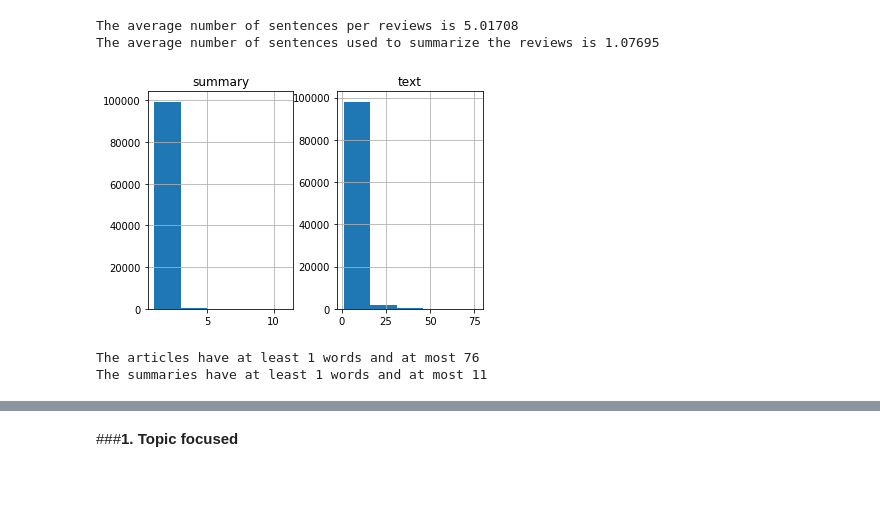
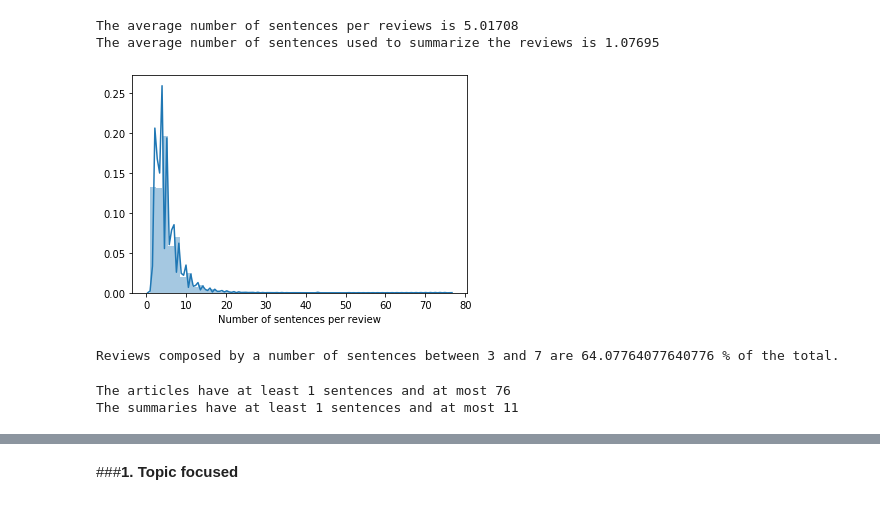
Before and after one commit to RCrvro/Text-Summarization-Project, a Jupyter notebook: Text Mining Project - Riccardo Cervero_794126.ipynb, the cells around one changed output, grey strips where cells are left out. Cells and saved outputs as stored; diff of their text form; code cells hidden in the pictures.

```diff
--- a/Text Mining Project - Riccardo Cervero_794126.ipynb
+++ b/Text Mining Project - Riccardo Cervero_794126.ipynb
@@ -53,21 +59,36 @@ print("The average number of sentences used to summarize the reviews is",summary
 # %% [output]
 The average number of sentences per reviews is 5.01708
 The average number of sentences used to summarize the reviews is 1.07695
+# %%
+#Analysis of number of sentences
+text_lens_ = [len(sent_tokenize(str(db['Text'][i]))) for i in range(len(db)-1)]
+summary_lens_ = [(len(sent_tokenize(str(db['Summary'][i])))) for i in range(len(db)-1)]
+graph_df_ = pd.DataFrame()
+graph_df_['text'] = text_lens_
+graph_df_['summary'] = summary_lens_
+# %%
+#Plot distribution of number of sentences per review
+figdist = sns.distplot(graph_df_.text,axlabel="Number of sentences per review")
+fig = figdist.get_figure()
+#fig.savefig("/content/text_dist_.png")
+# %% [output]
+[figure, added]
+# %%
+#Check the concentration of number of sentences per review
+print("Reviews composed by a number of sentences between 3 and 7 are",len(graph_df_[(graph_df_["text"]<8) & (graph_df_["text"]>2)])/len(graph_df_)*100,"% of the total.")
+# %% [output]
+Reviews composed by a number of sentences between 3 and 7 are 64.07764077640776 % of the total.
+# %%
+#Check the upper bounds
+print("The articles have at least",graph_df['text'].min(),"sentences and at most",graph_df['text'].max())
+print("The summaries have at least",graph_df['summary'].min(),"sentences and at most",graph_df['summary'].max())
+# %% [output]
+The articles have at least 1 sentences and at most 76
+The summaries have at least 1 sentences and at most 11
 # %%
-#Plot distributions of number of sentences
-text_lens = [len(sent_tokenize(str(db['Text'][i]))) for i in range(len(db)-1)]
-summary_lens = [(len(sent_tokenize(str(db['Summary'][i])))) for i in range(len(db)-1)]
+#Analysis of number of words per text
+text_lens = [len(word_tokenize(str(db['Text'][i]))) for i in range(len(db)-1)]
+summary_lens = [(len(word_tokenize(str(db['Summary'][i])))) for i in range(len(db)-1)]
 graph_df = pd.DataFrame()
 graph_df['text'] = text_lens
 graph_df['summary'] = summary_lens
-graph_df.hist(bins = 5)
-plt.show()
-# %% [output]
-[figure, removed]
-# %%
-#Check the upper bounds
-print("The articles have at least",graph_df['text'].min(),"words and at most",graph_df['text'].max())
-print("The summaries have at least",graph_df['summary'].min(),"words and at most",graph_df['summary'].max())
-# %% [output]
-The articles have at least 1 words and at most 76
-The summaries have at least 1 words and at most 11
```
Also changed, not shown: parts of 26 cells of this notebook.
